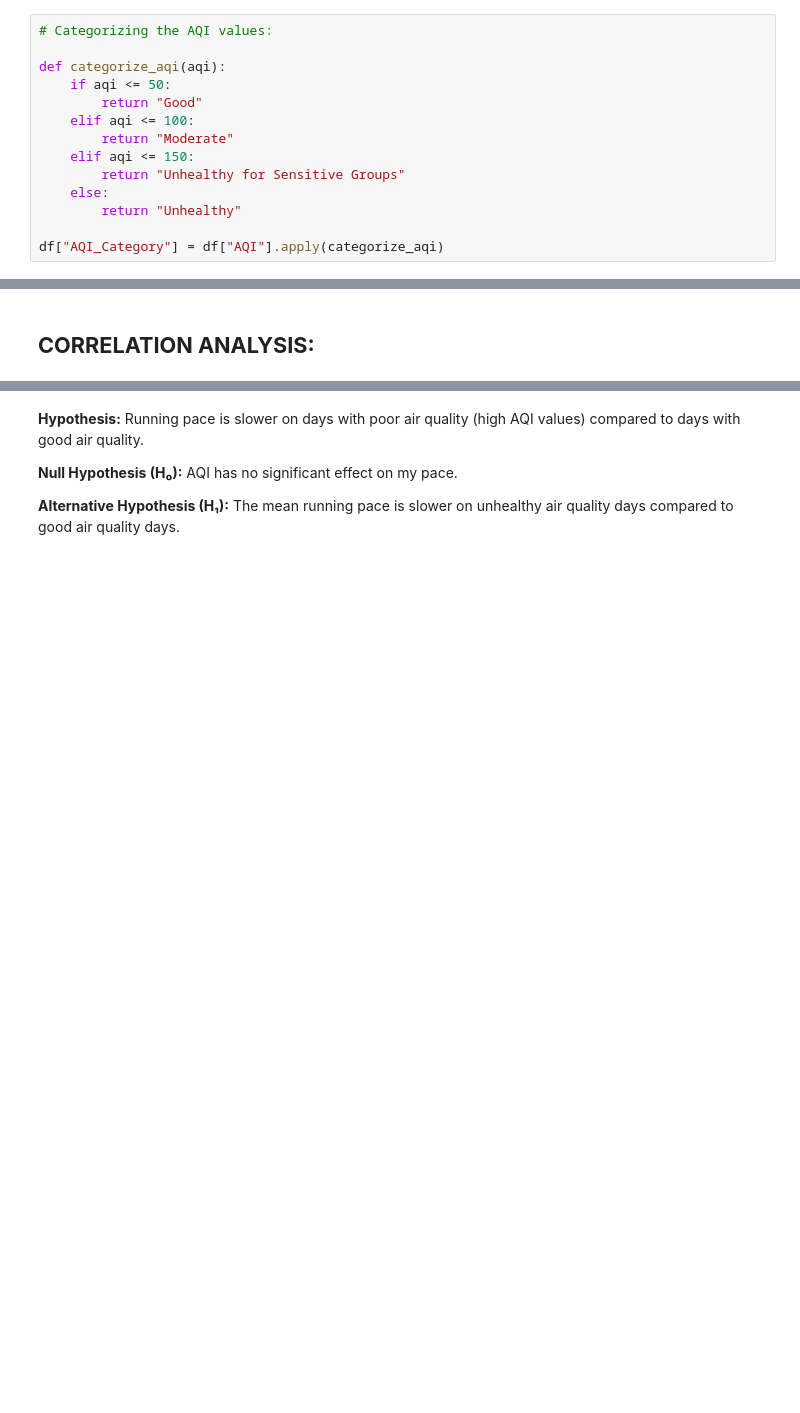
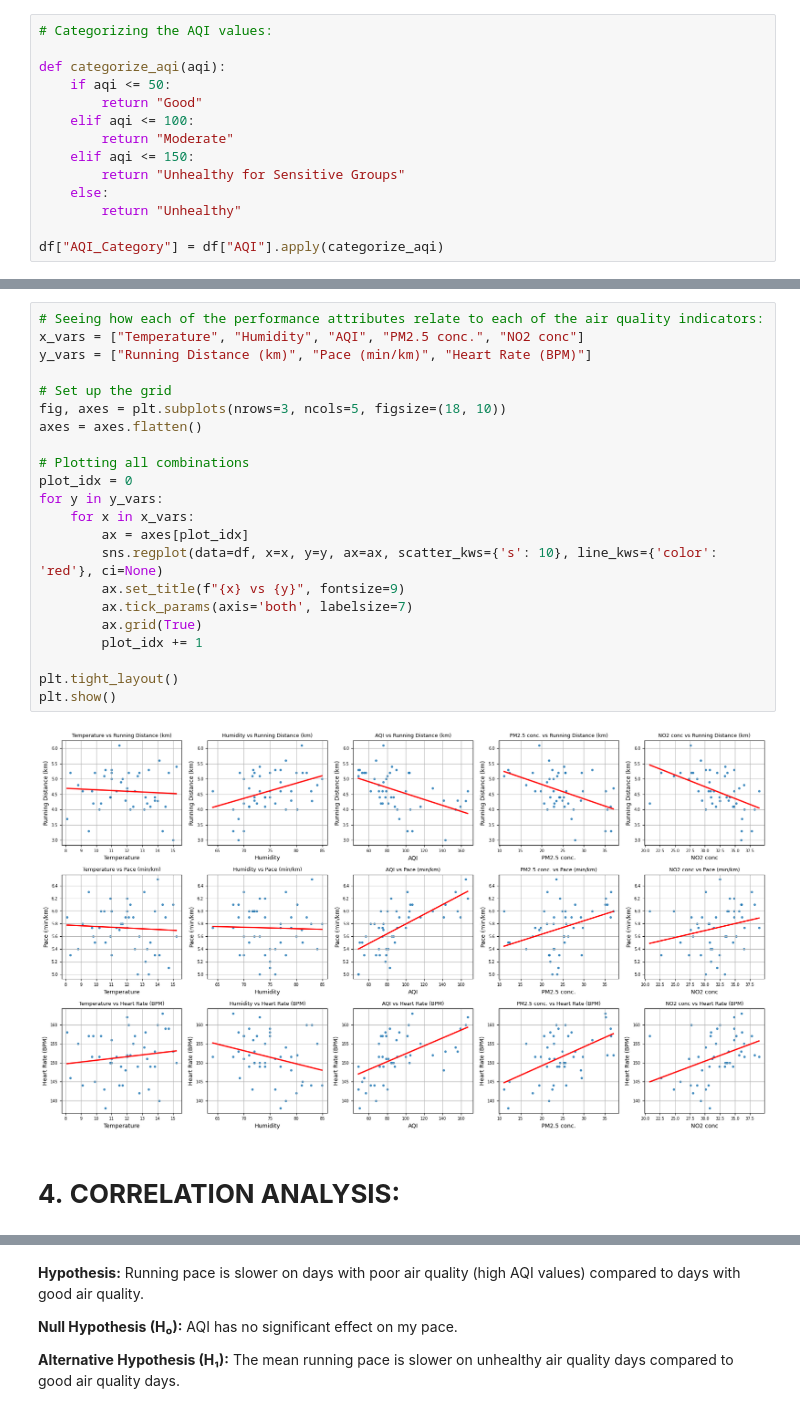
Before and after one commit to yagmurtomruk/DSA210TermProject, a Jupyter notebook: EDA_HypothesisTesting.ipynb, the cells around one changed output, grey strips where cells are left out. Cells and saved outputs as stored; diff of their text form; blank space fills up the shorter version.

Commit message:
Visualization & Hypothesis Testing Code

```diff
--- a/EDA_HypothesisTesting.ipynb
+++ b/EDA_HypothesisTesting.ipynb
@@ -138,7 +182,31 @@ plt.show()
 [figure]
 [figure]
+# %%
+# Seeing how each of the performance attributes relate to each of the air quality indicators:
+x_vars = ["Temperature", "Humidity", "AQI", "PM2.5 conc.", "NO2 conc"]
+y_vars = ["Running Distance (km)", "Pace (min/km)", "Heart Rate (BPM)"]
+
+# Set up the grid
+fig, axes = plt.subplots(nrows=3, ncols=5, figsize=(18, 10))
+axes = axes.flatten()
+
+# Plotting all combinations
+plot_idx = 0
+for y in y_vars:
+    for x in x_vars:
+        ax = axes[plot_idx]
+        sns.regplot(data=df, x=x, y=y, ax=ax, scatter_kws={'s': 10}, line_kws={'color': 'red'}, ci=None)
+        ax.set_title(f"{x} vs {y}", fontsize=9)
+        ax.tick_params(axis='both', labelsize=7)
+        ax.grid(True)
+        plot_idx += 1
+
+plt.tight_layout()
+plt.show()
+# %% [output]
+[figure, added]
 # %% [markdown]
-## **CORRELATION ANALYSIS:**
+# **4.** **CORRELATION ANALYSIS:**
 # %%
 # Correlation heatmap
 # Selecting numeric columns for correlation
```
Also changed, not shown: parts of 14 cells of this notebook.
